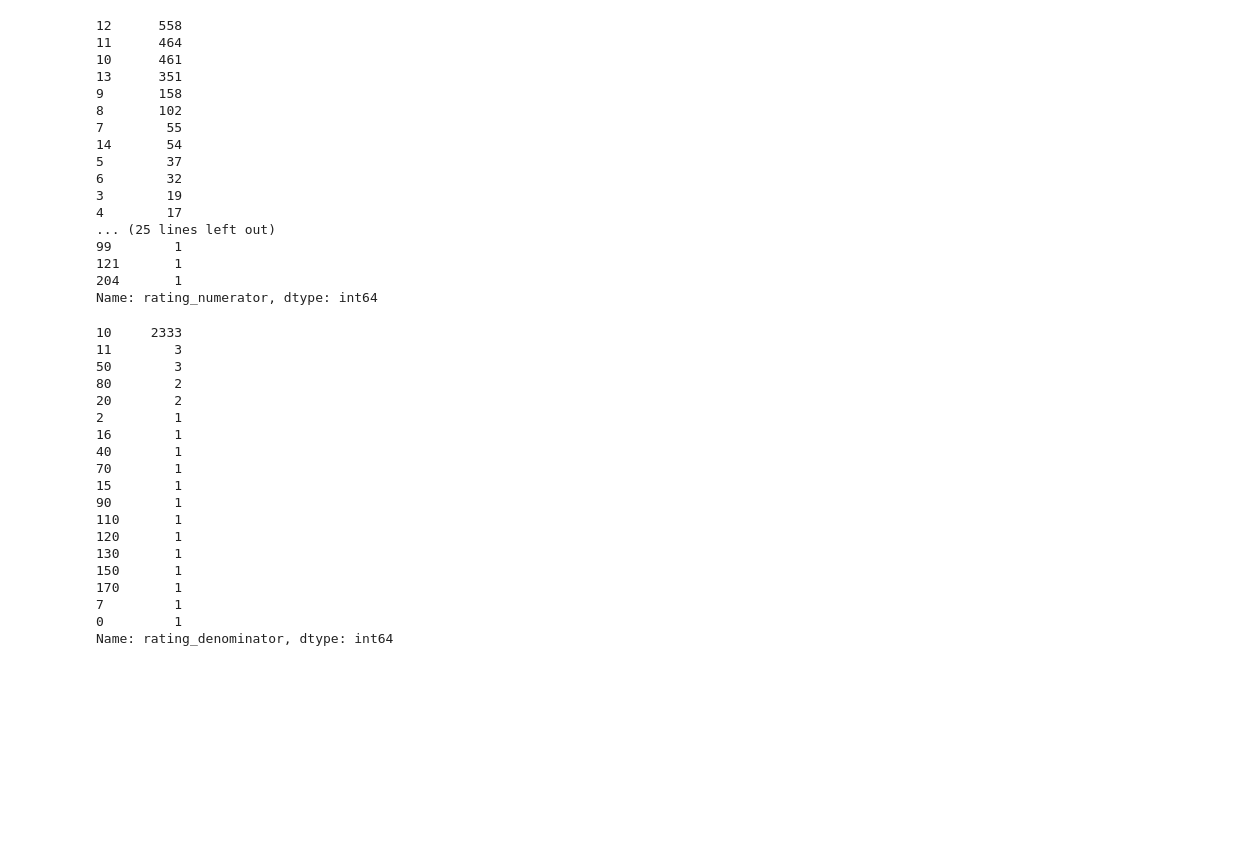
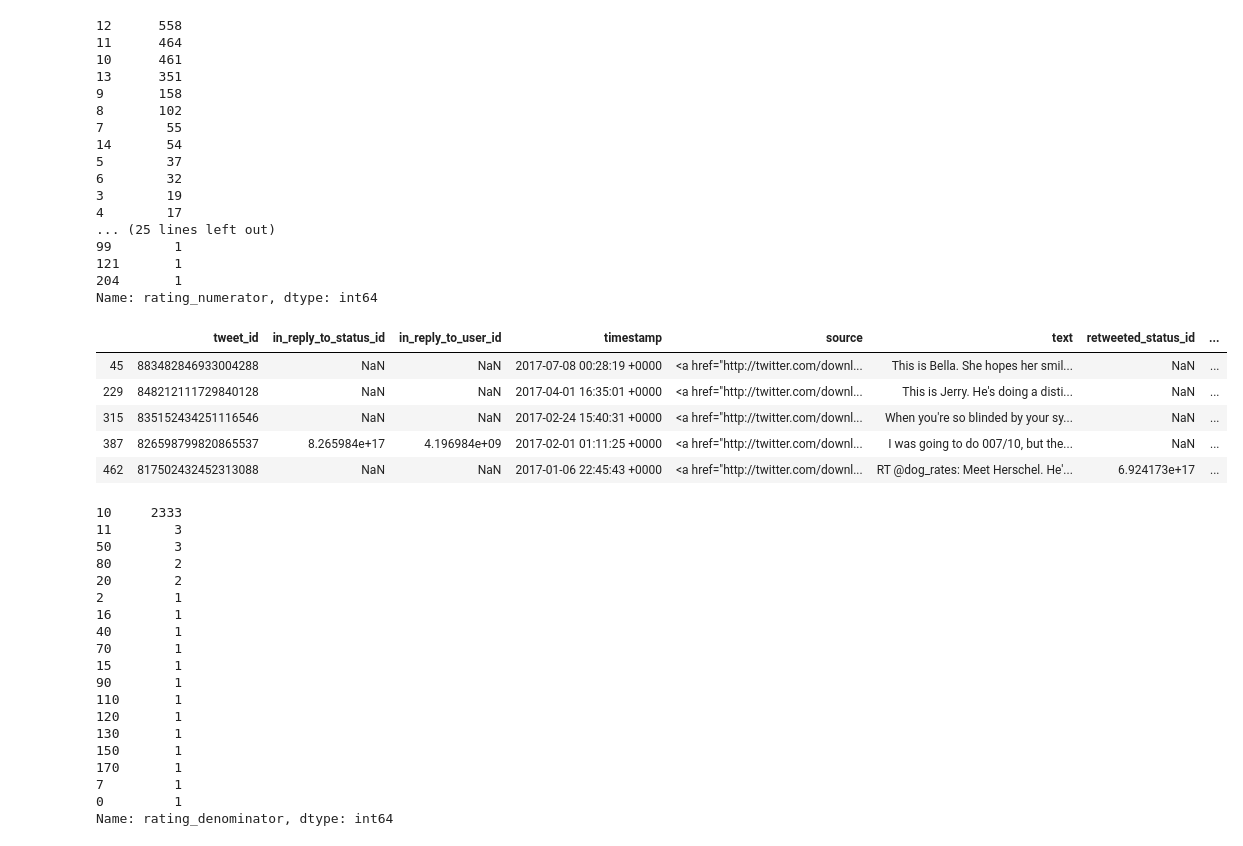
Before and after one commit to csuf-bywong/Wrangle-and-Analyze-Data, a Jupyter notebook: wrangle_act.ipynb, the cells around one changed output. Saved outputs shown, nothing was run; the diff lists cells and outputs as text; code cells hidden in the pictures; blank space fills up the shorter version.

```diff
--- a/wrangle_act.ipynb
+++ b/wrangle_act.ipynb
@@ -269,6 +315,15 @@ twitter_archive.rating_numerator.value_counts()
 121       1
 204       1
 Name: rating_numerator, dtype: int64
+# %%
+twitter_archive.query('rating_numerator < 10').head()
+# %% [output]
+|  | tweet_id | in_reply_to_status_id | in_reply_to_user_id | timestamp | source | text | retweeted_status_id | ... |
+| 45 | 883482846933004288 | NaN | NaN | 2017-07-08 00:28:19 +0000 | <a href="http://twitter.com/downl... | This is Bella. She hopes her smil... | NaN | ... |
+| 229 | 848212111729840128 | NaN | NaN | 2017-04-01 16:35:01 +0000 | <a href="http://twitter.com/downl... | This is Jerry. He's doing a disti... | NaN | ... |
+| 315 | 835152434251116546 | NaN | NaN | 2017-02-24 15:40:31 +0000 | <a href="http://twitter.com/downl... | When you're so blinded by your sy... | NaN | ... |
+| 387 | 826598799820865537 | 8.265984e+17 | 4.196984e+09 | 2017-02-01 01:11:25 +0000 | <a href="http://twitter.com/downl... | I was going to do 007/10, but the... | NaN | ... |
+| 462 | 817502432452313088 | NaN | NaN | 2017-01-06 22:45:43 +0000 | <a href="http://twitter.com/downl... | RT @dog_rates: Meet Herschel. He'... | 6.924173e+17 | ... |
 # %%
 twitter_archive.rating_denominator.value_counts()
 # %% [output]
```
Also changed, not shown: parts of 35 cells of this notebook, 2 other files.
